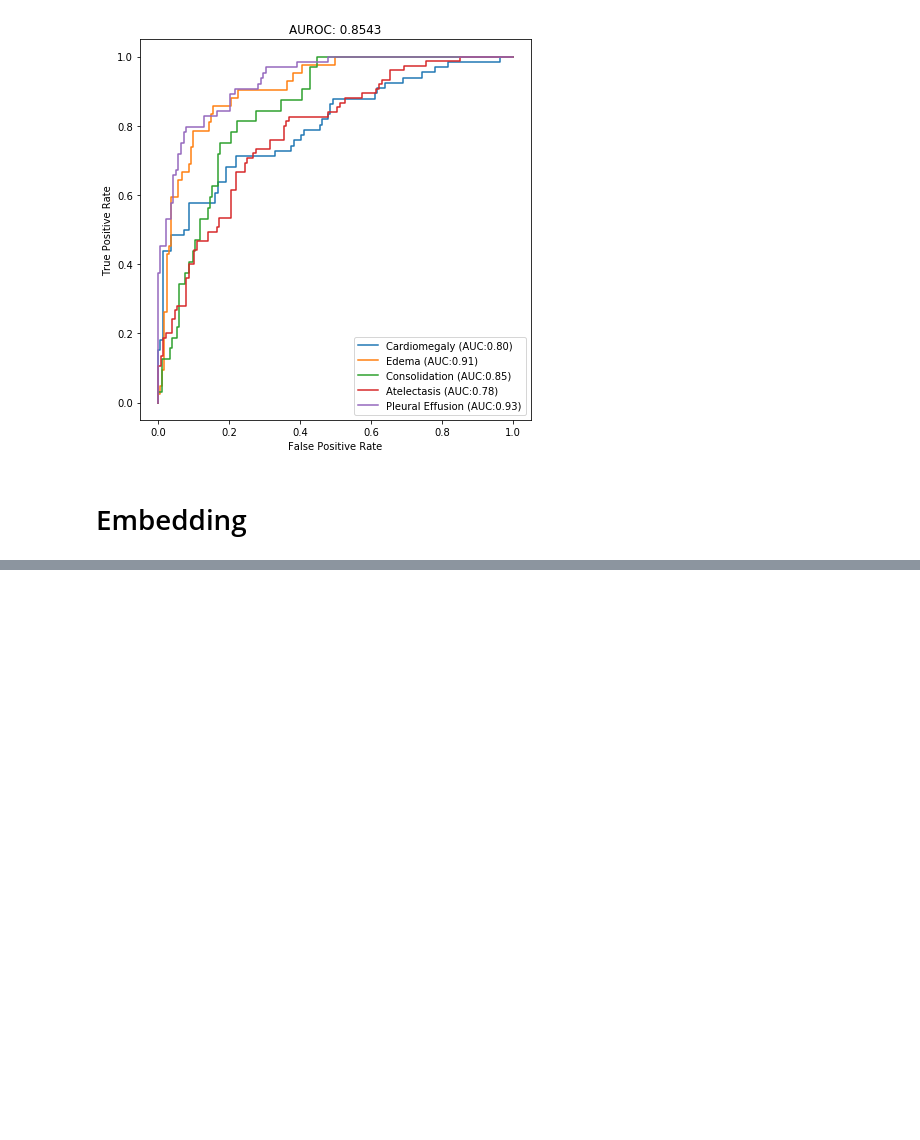
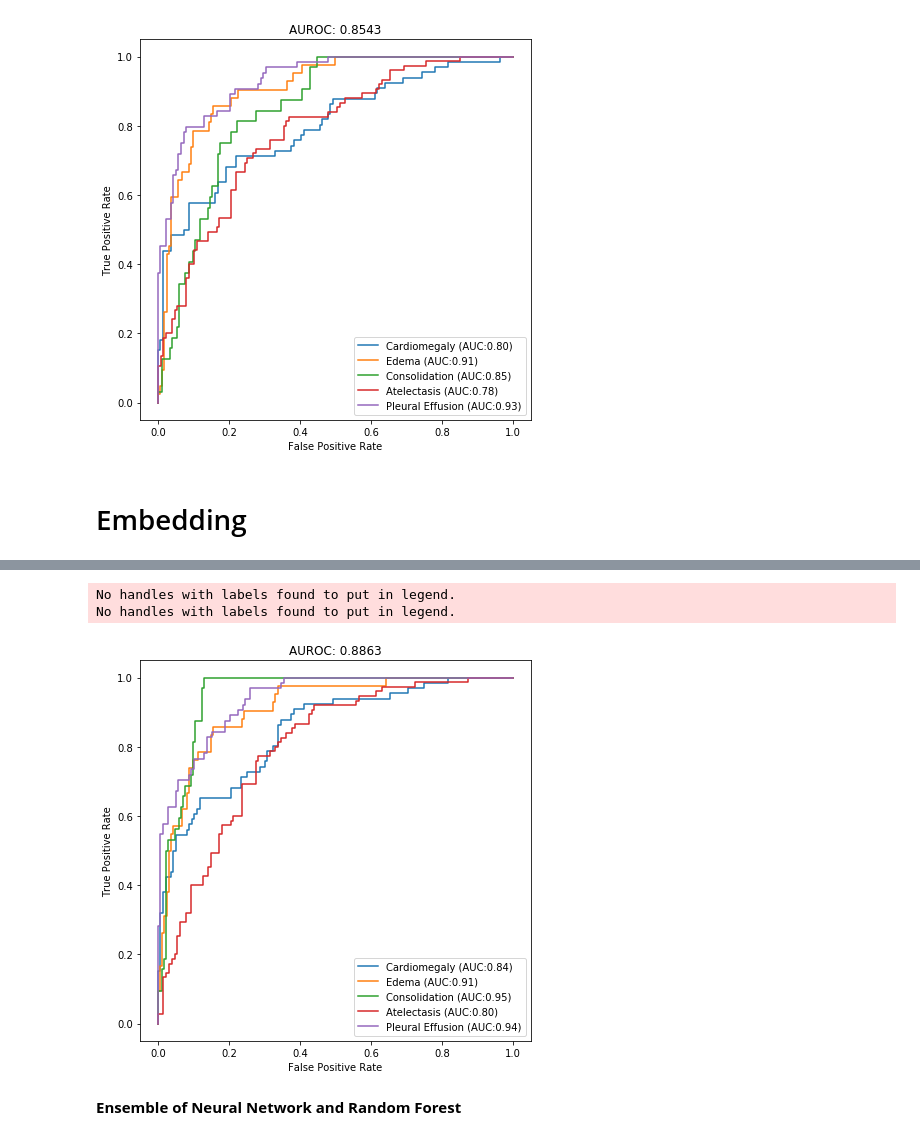
Before and after one commit to luca-nassano/ChestXRAY, a Jupyter notebook: Chexpert_Classification.ipynb, the cells around one changed output, grey strips where cells are left out. Saved outputs shown, nothing was run; the diff lists cells and outputs as text; code cells hidden in the pictures; blank space fills up the shorter version.

```diff
--- a/Chexpert_Classification.ipynb
+++ b/Chexpert_Classification.ipynb
@@ -706,0 +627,12 @@ dump(rfc, '/content/drive/My Drive/embedding_rf_densenet169.joblib')
+# %%
+from scipy.stats import entropy
+entropies = entropy([np.array(predictions),1-np.array(predictions)],base = 2)
+rf_weighted_predictions = np.average(predictions,axis=0,weights=1-entropies)
+# %%
+plot_result(test_Y,rf_weighted_predictions)
+# %% [output]
+No handles with labels found to put in legend.
+No handles with labels found to put in legend.
+[figure, added]
+# %% [markdown]
+**Ensemble of Neural Network and Random Forest**
```
Also changed, not shown: parts of 30 cells of this notebook.
